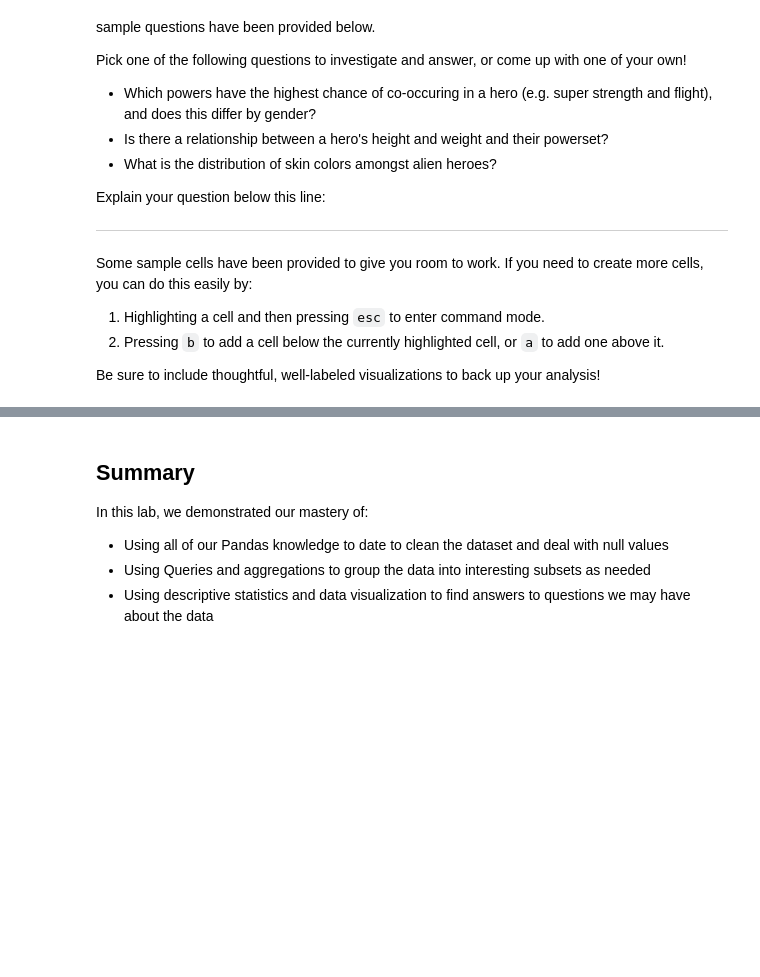
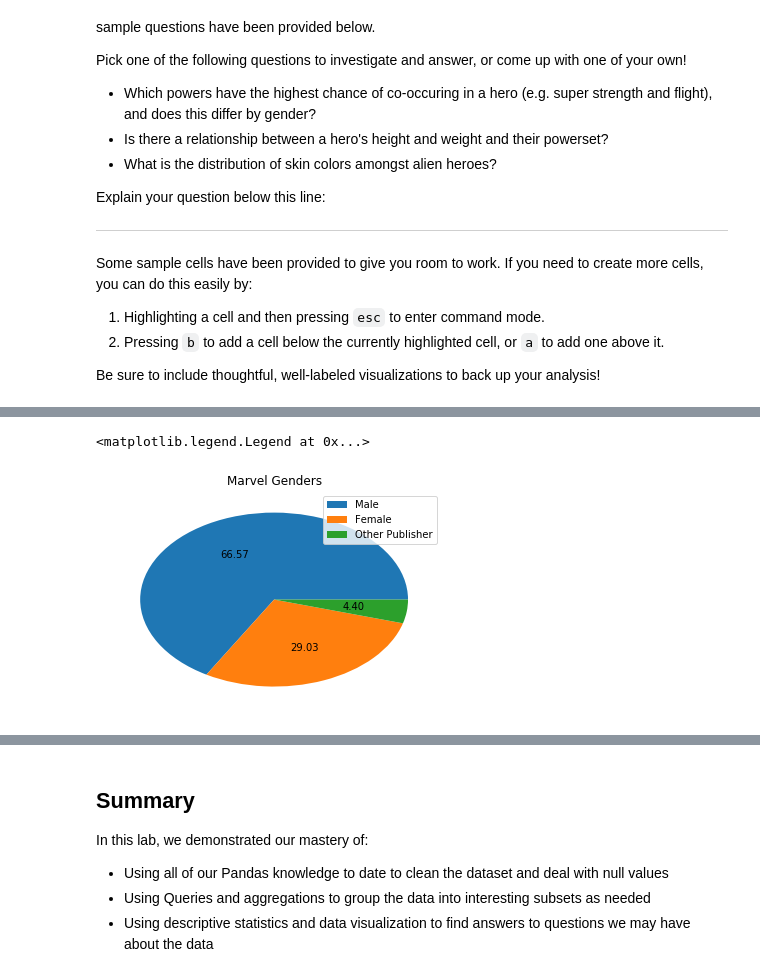
Before and after one commit to MissAle17/dsc-1-04-13-project-data-cleaning-online-ds-sp-000, a Jupyter notebook: index.ipynb, the cells around one changed output, grey strips where cells are left out. Saved outputs shown, nothing was run; the diff lists cells and outputs as text; code cells hidden in the pictures; blank space fills up the shorter version.

Commit message:
Super Heros

```diff
--- a/index.ipynb
+++ b/index.ipynb
@@ -501,0 +393,4 @@ top_power(top_marvel,10)
+# %%
+clean_hero = info.merge(powerful_hero, how = 'inner', left_on='name', right_on='hero_names' )
+clean_hero.drop('hero_names', axis=1, inplace=True)
+clean_hero.head()
@@ -501,0 +404,3 @@ top_power(top_marvel,10)
+# %%
+marvel_data = clean_hero[clean_hero['Publisher']=='Marvel Comics']
+marvel_data.head()
@@ -501,0 +414,3 @@ top_power(top_marvel,10)
+# %%
+marvel_data = marvel_data.sort_values(by='no_of_powers', ascending=False)
+marvel_data[:5]
@@ -531,0 +480,16 @@ Be sure to include thoughtful, well-labeled visualizations to back up your analy
+# %%
+#gender distribution within major Comic publisher
+gender_series = marvel_data['Gender'].value_counts()
+gender = list(gender_series.index)
+gender_percentage = list((gender_series/gender_series.sum())*100)
+
+dc_gender_series = dc_data['Gender'].value_counts()
+dc_gender = list(dc_gender_series.index)
+dc_distribution = list((dc_gender_series/dc_gender_series.sum())*100)
+# %%
+plt.pie(gender_percentage, autopct='%.2f')
+plt.title("Marvel Genders")
+plt.legend(gender)
+# %% [output]
+<matplotlib.legend.Legend at 0x...>
+[figure, added]
```
Also changed, not shown: parts of 59 cells of this notebook.
